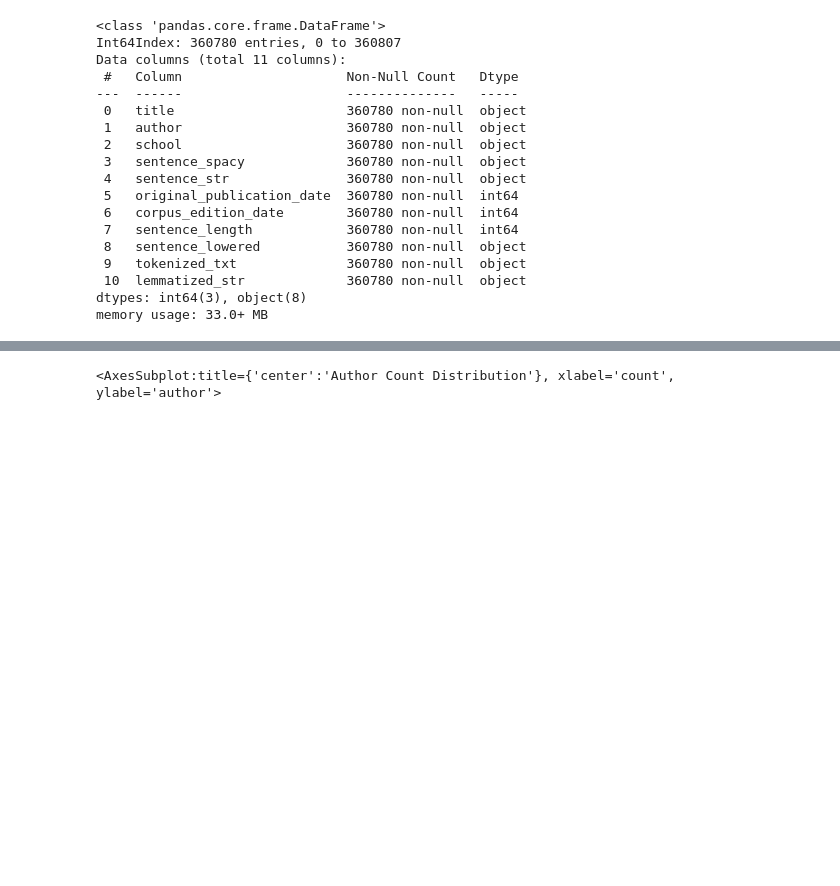
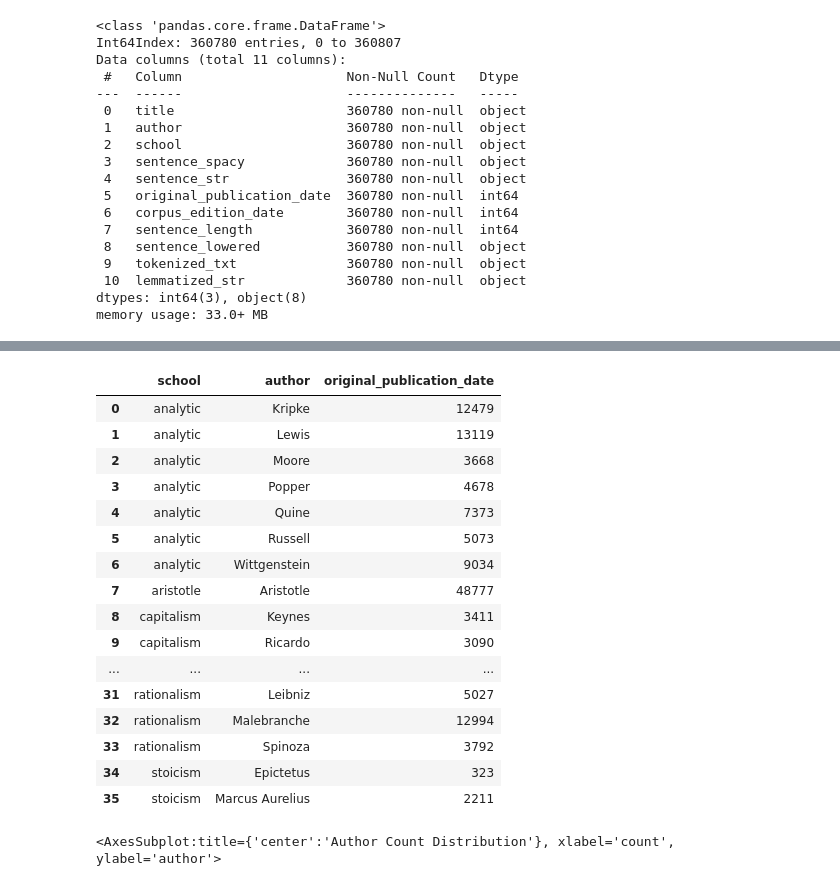
Before and after one commit to woonsupkim/NLP_Philosophy_DataStory, a Jupyter notebook: Project1.ipynb, the cells around one changed output, grey strips where cells are left out. Drawn from its saved outputs; the diff is of its cells as text; code cells hidden in the pictures; blank space fills up the shorter version.

```diff
--- a/Project1.ipynb
+++ b/Project1.ipynb
@@ -66,3 +107,23 @@ memory usage: 33.0+ MB
+# %%
+df2.groupby(["school",'author'])['original_publication_date'].count().reset_index()
+# %% [output]
+|  | school | author | original_publication_date |
+| 0 | analytic | Kripke | 12479 |
+| 1 | analytic | Lewis | 13119 |
+| 2 | analytic | Moore | 3668 |
+| 3 | analytic | Popper | 4678 |
+| 4 | analytic | Quine | 7373 |
+| 5 | analytic | Russell | 5073 |
+| 6 | analytic | Wittgenstein | 9034 |
+| 7 | aristotle | Aristotle | 48777 |
+| 8 | capitalism | Keynes | 3411 |
+| 9 | capitalism | Ricardo | 3090 |
+| ... | ... | ... | ... |
+| 31 | rationalism | Leibniz | 5027 |
+| 32 | rationalism | Malebranche | 12994 |
+| 33 | rationalism | Spinoza | 3792 |
+| 34 | stoicism | Epictetus | 323 |
+| 35 | stoicism | Marcus Aurelius | 2211 |
 # %%
 fig,ax = plt.subplots()
 fig.set_size_inches(10,6)
```
Also changed, not shown: parts of 3 cells of this notebook.
